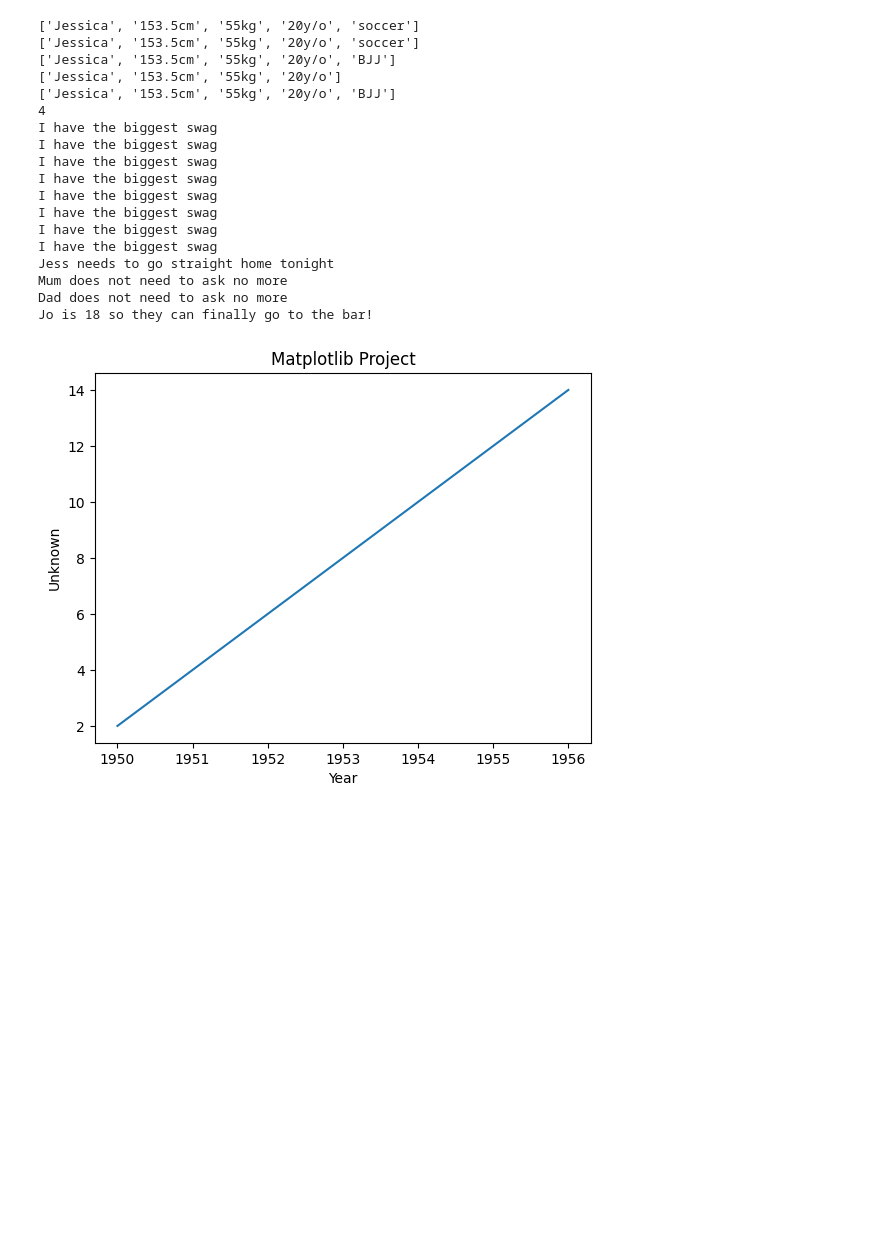
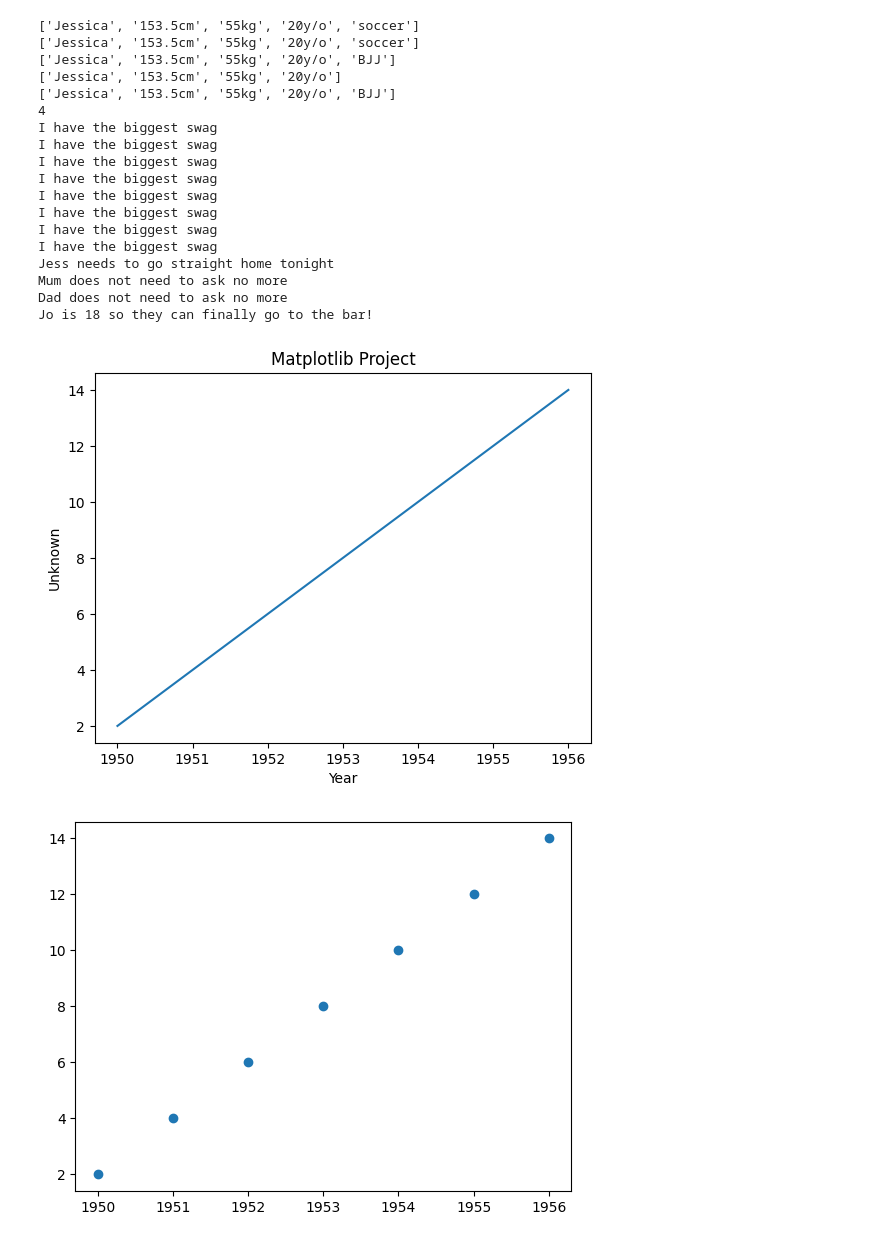
Before and after one commit to kartwithacharger/learning, a Jupyter notebook: notebooks/exploring.ipynb, the cells around one changed output. Cells and saved outputs as stored; diff of their text form; code cells hidden in the pictures; blank space fills up the shorter version.

```diff
--- a/notebooks/exploring.ipynb
+++ b/notebooks/exploring.ipynb
@@ -99,17 +99,22 @@ Jo is 18 so they can finally go to the bar!
 # %%
 #Plotting histograms
 
 #Matplotlib set up
 import matplotlib.pyplot as plt
 
 year = [1950, 1951, 1952, 1953, 1954, 1955, 1956]
 random = [2, 4, 6, 8, 10, 12, 14]
 
 #Construct a general line graph
 plt.plot(year, random)
 plt.xlabel('Year')
 plt.ylabel('Unknown')
 plt.title('Matplotlib Project')
 plt.show()
+
+#Construct scatterplot
+plt.scatter(year, random)
+plt.show()
 # %% [output]
 [figure]
+[figure, added]
```
Also changed, not shown: parts of 1 cell of this notebook.
